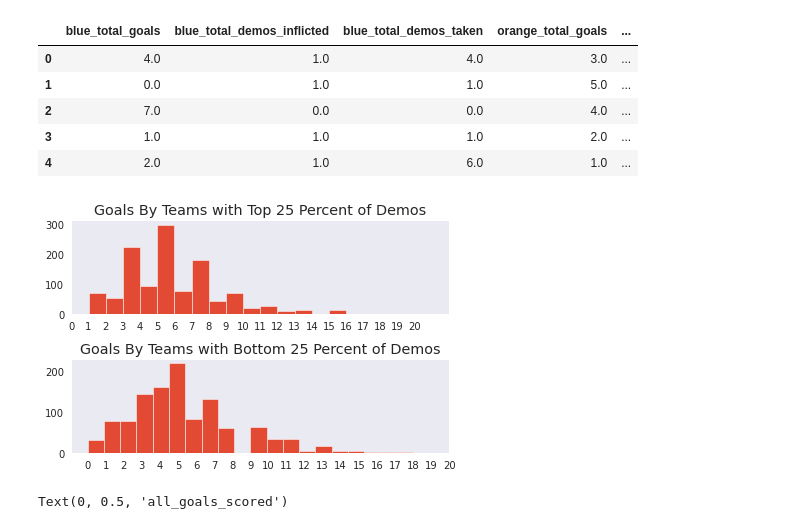
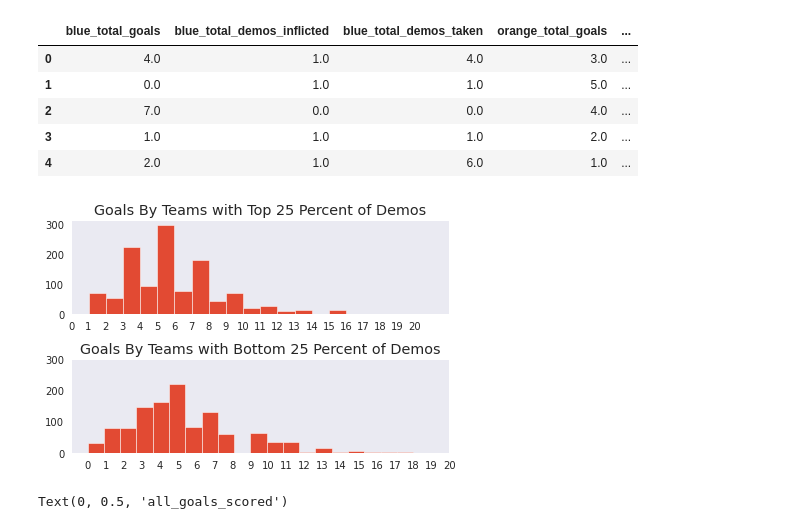
Before and after one commit to bdotbull/rl-stats-eda, a Jupyter notebook: notebook/rl_stats_eda.ipynb, the cells around one changed output. Saved outputs shown, nothing was run; the diff lists cells and outputs as text; code cells hidden in the pictures.

```diff
--- a/notebook/rl_stats_eda.ipynb
+++ b/notebook/rl_stats_eda.ipynb
@@ -243,17 +243,19 @@ df.head()
 # %%
 fig, axs = plt.subplots(2)
 
 axs[0].hist(goals_top_demos, bins=20)
 axs[0].set_title("Goals By Teams with Top 25 Percent of Demos")
 axs[0].set_xticks(np.arange(0,21))
+axs[0].set_yticks([0, 100, 200, 300])
 
 axs[1].hist(goals_bot_demos, bins=20)
 axs[1].set_title("Goals By Teams with Bottom 25 Percent of Demos")
 axs[1].set_xticks(np.arange(0,21))
+axs[1].set_yticks([0, 100, 200, 300])
 
 fig.tight_layout()
 # %% [output]
-[figure, old version]
+[figure, new version]
 # %%
 all_demos_and_goals = pd.DataFrame({'all_demos_inflicted': all_demos_inflicted, 'all_goals_scored': all_goals_scored})
 # %%
```
Also changed, not shown: parts of 2 cells of this notebook, 2 other files.
